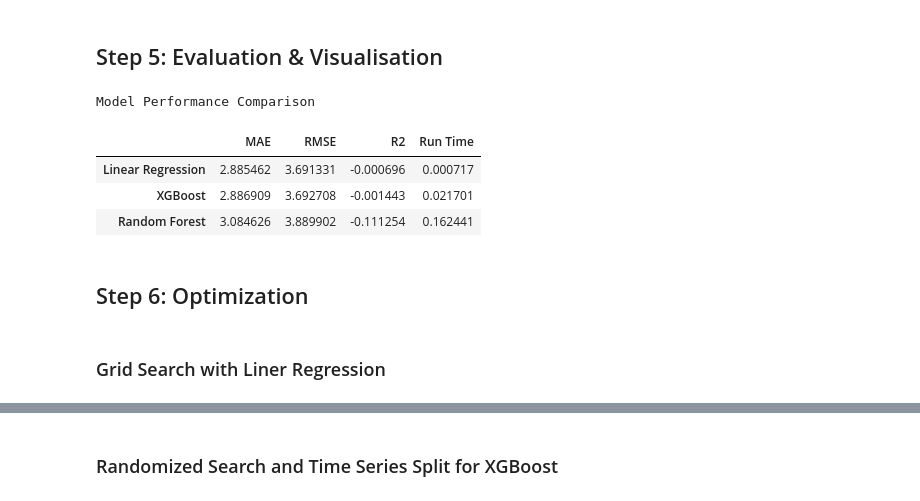
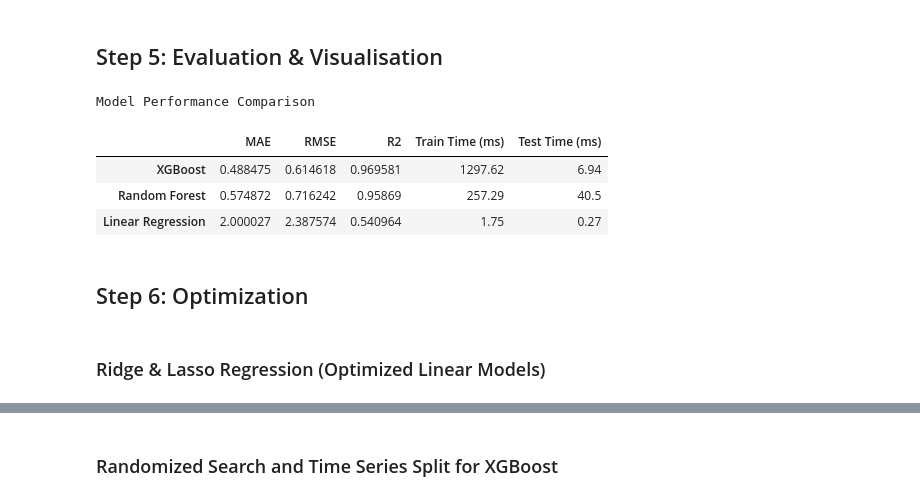
Before and after one commit to Al-Scripting/Smart-Home-Energy-Prediction, a Jupyter notebook: Smart_Home_Energy_Usage.ipynb, the cells around one changed output, grey strips where cells are left out. Cells and saved outputs as stored; diff of their text form; code cells hidden in the pictures.

```diff
--- a/Smart_Home_Energy_Usage.ipynb
+++ b/Smart_Home_Energy_Usage.ipynb
@@ -204,7 +239,6 @@ Linear Regression -> MAE: 2.8855 | RMSE: 3.6913 | R2: -0.0007
 # colsample_bytree     : fraction of features sampled per tree -> adds randomness
 # early_stopping_rounds: stops training if validation RMSE does not improve
 #                        for 20 consecutive rounds -> prevents overfitting automatically
-
 xgb_model = XGBRegressor(
     n_estimators=500,
     learning_rate=0.05,
@@ -216,25 +250,35 @@ xgb_model = XGBRegressor(
     random_state=42,
     verbosity=0,
 )
+
+# Train the model and record training time in milliseconds
 stime = time()
 xgb_model.fit(
     X_train, y_train,
     eval_set=[(X_test, y_test)],
     verbose=False,
 )
+train_time_ms = (time() - stime) * 1000
+
+# Use the trained model to make predictions and record inference time
+stime = time()
 xgb_preds = xgb_model.predict(X_test)
-ttime = (time() - stime)
+test_time_ms = (time() - stime) * 1000
 
+# Store results and metrics in dictionary for later comparison
 results["XGBoost"] = {
-    "MAE":         mean_absolute_error(y_test, xgb_preds),
-    "RMSE":        np.sqrt(mean_squared_error(y_test, xgb_preds)),
-    "R2":          r2_score(y_test, xgb_preds),
-    "Predictions": xgb_preds,
-    "Model":       xgb_model,
-    "Run Time": ttime,
+    "MAE":             mean_absolute_error(y_test, xgb_preds),
+    "RMSE":            np.sqrt(mean_squared_error(y_test, xgb_preds)),
+    "R2":              r2_score(y_test, xgb_preds),
+    "Predictions":     xgb_preds,
+    "Model":           xgb_model,
+    "Train Time (ms)": round(train_time_ms, 2),
+    "Test Time (ms)":  round(test_time_ms, 2),
 }
 
 print(f"XGBoost -> MAE: {results['XGBoost']['MAE']:.4f} | "
       f"RMSE: {results['XGBoost']['RMSE']:.4f} | "
-      f"R2: {results['XGBoost']['R2']:.4f}")
+      f"R2: {results['XGBoost']['R2']:.4f} | "
+      f"Train: {results['XGBoost']['Train Time (ms)']}ms | "
+      f"Test: {results['XGBoost']['Test Time (ms)']}ms")
 # %% [output]
@@ -275,23 +333,23 @@ Random Forest -> MAE: 3.0846 | RMSE: 3.8899 | R2: -0.1113
 # %% [markdown]
 ## Step 5: Evaluation & Visualisation
 # %%
-# 5a. Metrics table
+# 5a. Metrics table — shows baseline model performance before optimization
 metrics_df = (
     pd.DataFrame(results)
-    .T[["MAE", "RMSE", "R2","Run Time"]]
+    .T[["MAE", "RMSE", "R2", "Train Time (ms)", "Test Time (ms)"]]
     .round(4)
     .sort_values("RMSE")
 )
 print("Model Performance Comparison")
 metrics_df
 # %% [output]
 Model Performance Comparison
-|  | MAE | RMSE | R2 | Run Time |
-| Linear Regression | 2.885462 | 3.691331 | -0.000696 | 0.000717 |
-| XGBoost | 2.886909 | 3.692708 | -0.001443 | 0.021701 |
-| Random Forest | 3.084626 | 3.889902 | -0.111254 | 0.162441 |
+|  | MAE | RMSE | R2 | Train Time (ms) | Test Time (ms) |
+| XGBoost | 0.488475 | 0.614618 | 0.969581 | 1297.62 | 6.94 |
+| Random Forest | 0.574872 | 0.716242 | 0.95869 | 257.29 | 40.5 |
+| Linear Regression | 2.000027 | 2.387574 | 0.540964 | 1.75 | 0.27 |
 # %% [markdown]
 ## Step 6: Optimization
 # %% [markdown]
-### Grid Search with Liner Regression
+### Ridge & Lasso Regression (Optimized Linear Models)
 # %%
```
Also changed, not shown: parts of 15 cells of this notebook, 2 other files.
